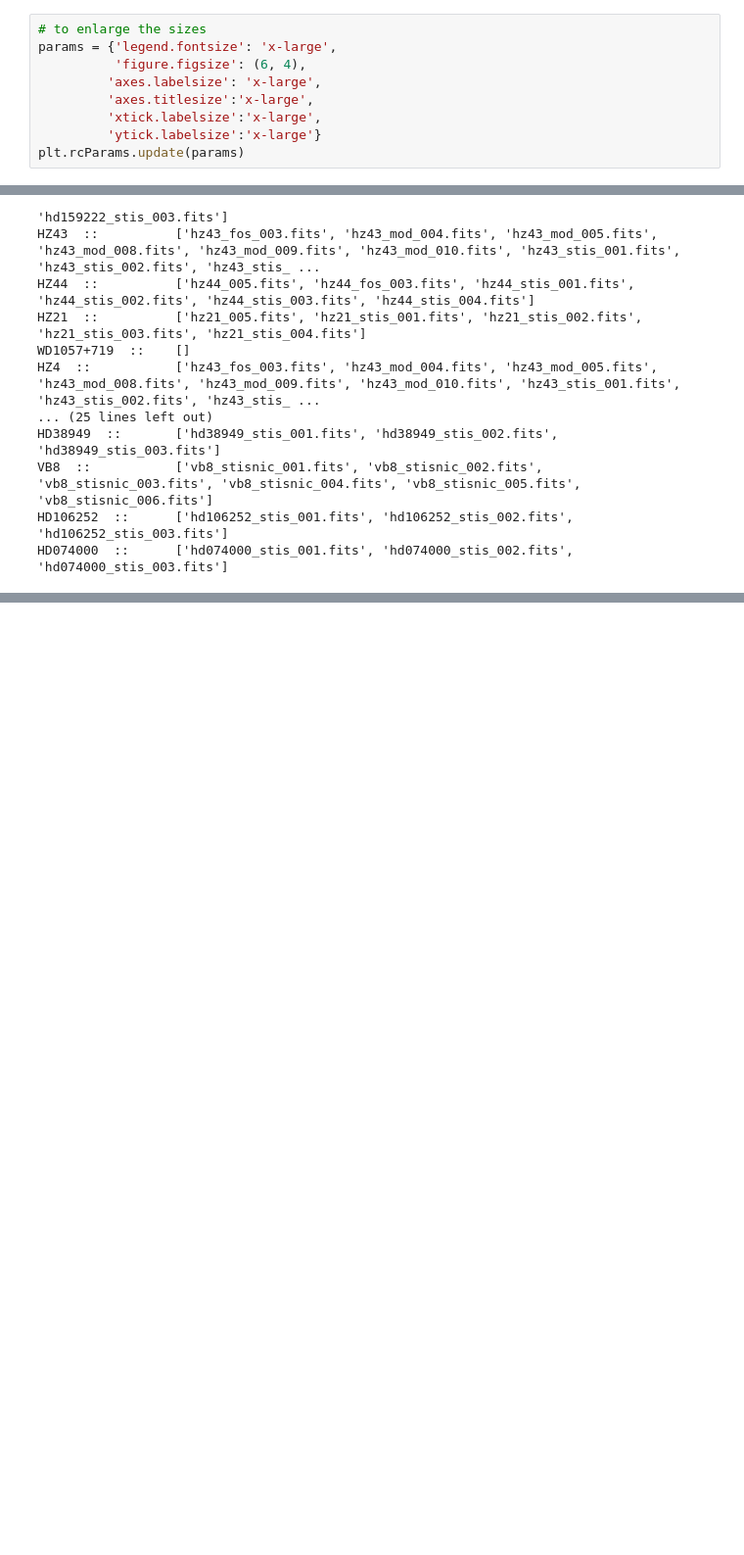
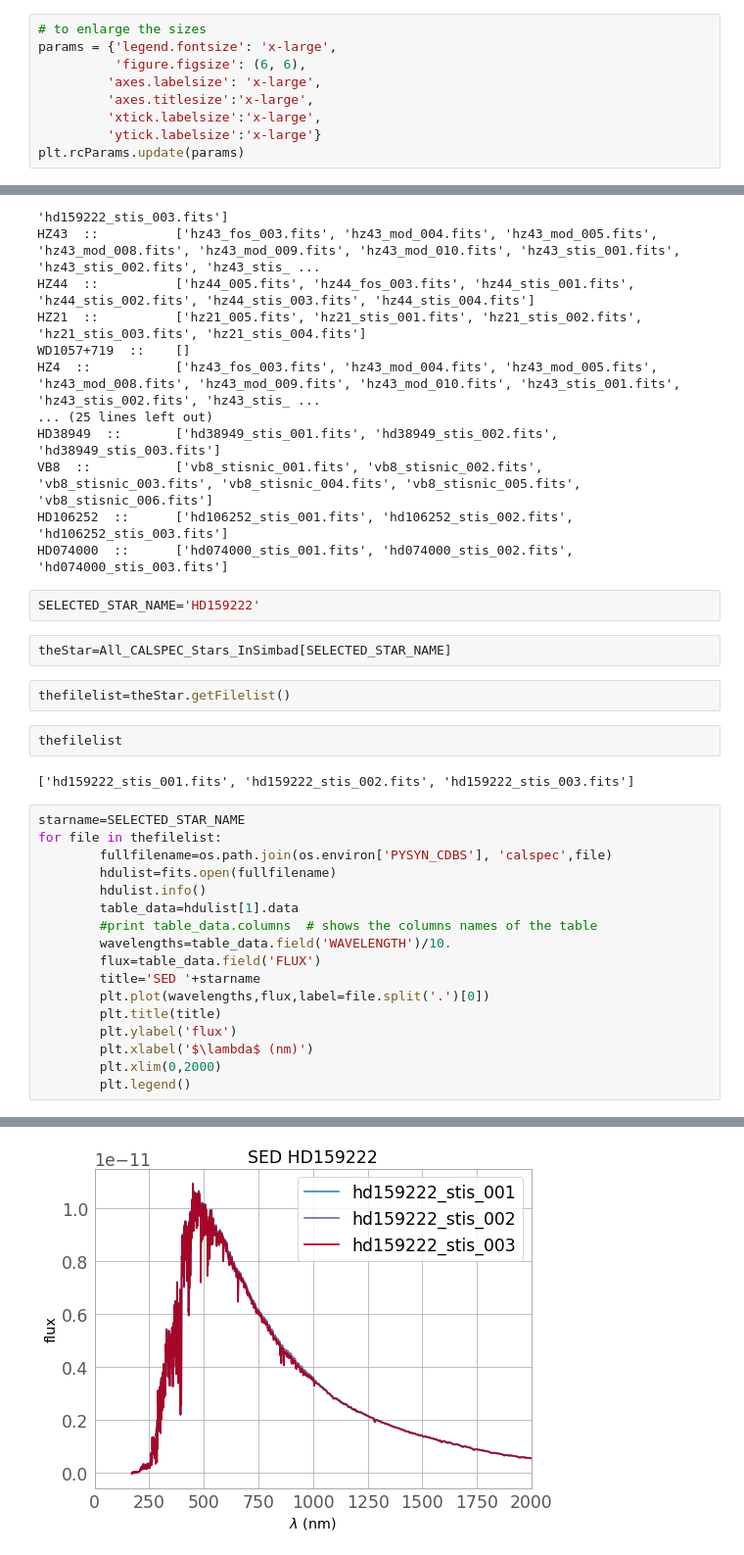
Before and after one commit to sylvielsstfr/AtmCalibAna, a Jupyter notebook: tools/pysynphot_tools/CALSPEC_sed/CalSpecSED.ipynb, the cells around one changed output, grey strips where cells are left out. Shown: that part at 98% size. Saved outputs shown, nothing was run; the diff lists cells and outputs as text; blank space fills up the shorter version.

```diff
--- a/tools/pysynphot_tools/CALSPEC_sed/CalSpecSED.ipynb
+++ b/tools/pysynphot_tools/CALSPEC_sed/CalSpecSED.ipynb
@@ -23,7 +23,7 @@ import re
 # %%
 # to enlarge the sizes
 params = {'legend.fontsize': 'x-large',
-          'figure.figsize': (6, 4),
+          'figure.figsize': (6, 6),
          'axes.labelsize': 'x-large',
          'axes.titlesize':'x-large',
          'xtick.labelsize':'x-large',
@@ -528,3 +515,31 @@ HD38949  ::       ['hd38949_stis_001.fits', 'hd38949_stis_002.fits', 'hd38949_st
 VB8  ::           ['vb8_stisnic_001.fits', 'vb8_stisnic_002.fits', 'vb8_stisnic_003.fits', 'vb8_stisnic_004.fits', 'vb8_stisnic_005.fits', 'vb8_stisnic_006.fits']
 HD106252  ::      ['hd106252_stis_001.fits', 'hd106252_stis_002.fits', 'hd106252_stis_003.fits']
 HD074000  ::      ['hd074000_stis_001.fits', 'hd074000_stis_002.fits', 'hd074000_stis_003.fits']
+# %%
+SELECTED_STAR_NAME='HD159222'
+# %%
+theStar=All_CALSPEC_Stars_InSimbad[SELECTED_STAR_NAME]
+# %%
+thefilelist=theStar.getFilelist()
+# %%
+thefilelist
+# %% [output]
+['hd159222_stis_001.fits', 'hd159222_stis_002.fits', 'hd159222_stis_003.fits']
+# %%
+starname=SELECTED_STAR_NAME
+for file in thefilelist:
+        fullfilename=os.path.join(os.environ['PYSYN_CDBS'], 'calspec',file)
+        hdulist=fits.open(fullfilename)
+        hdulist.info()
+        table_data=hdulist[1].data
+        #print table_data.columns  # shows the columns names of the table
+        wavelengths=table_data.field('WAVELENGTH')/10.
+        flux=table_data.field('FLUX')
+        title='SED '+starname
+        plt.plot(wavelengths,flux,label=file.split('.')[0])
+        plt.title(title)
+        plt.ylabel('flux')
+        plt.xlabel('$\lambda$ (nm)')
+        plt.xlim(0,2000)
+        plt.legend()
+# %% [output]
@@ -530,0 +558 @@ HD074000  ::      ['hd074000_stis_001.fits', 'hd074000_stis_002.fits', 'hd074000
+[figure, added]
```
Also changed, not shown: parts of 6 cells of this notebook.
